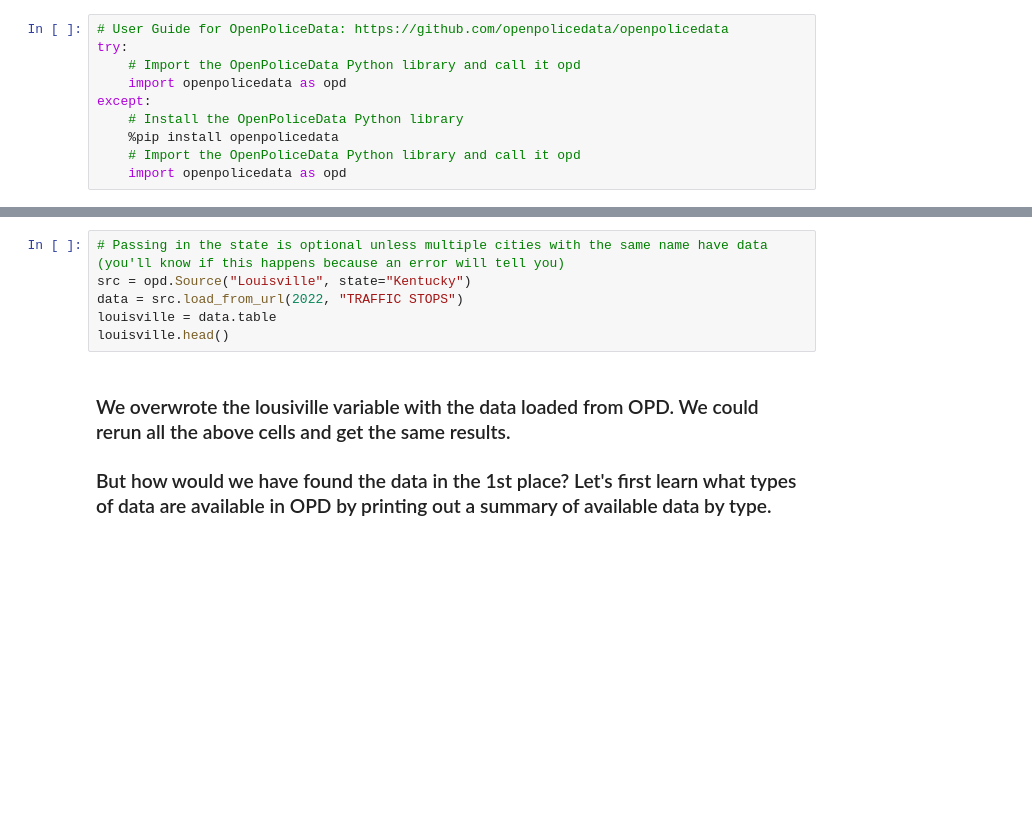
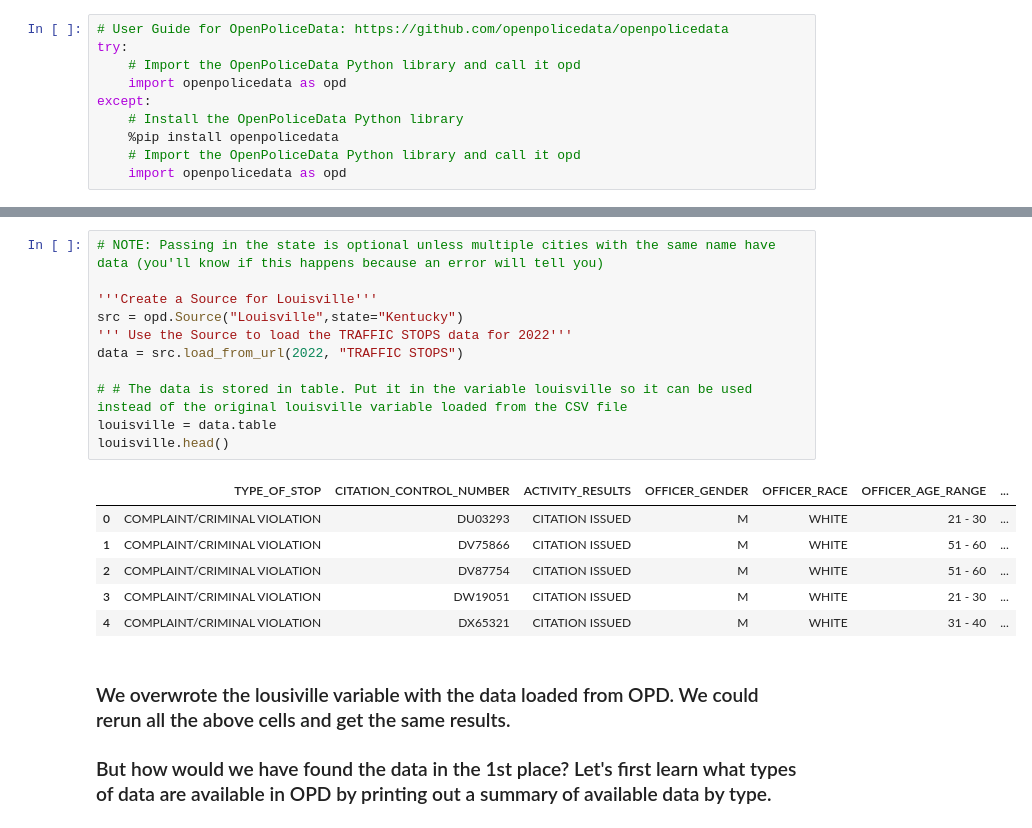
Before and after one commit to openpolicedata/opd-examples, a Jupyter notebook: presentations/IRE23/ire23_finding_the_story_police_stop_date.ipynb, the cells around one changed output, grey strips where cells are left out. Cells and saved outputs as stored; diff of their text form; blank space fills up the shorter version.

```diff
--- a/presentations/IRE23/ire23_finding_the_story_police_stop_date.ipynb
+++ b/presentations/IRE23/ire23_finding_the_story_police_stop_date.ipynb
@@ -174,9 +379,21 @@ except:
 # %%
-# Passing in the state is optional unless multiple cities with the same name have data (you'll know if this happens because an error will tell you)
-src = opd.Source("Louisville", state="Kentucky")
+# NOTE: Passing in the state is optional unless multiple cities with the same name have data (you'll know if this happens because an error will tell you)
+
+'''Create a Source for Louisville'''
+src = opd.Source("Louisville",state="Kentucky")
+''' Use the Source to load the TRAFFIC STOPS data for 2022'''
 data = src.load_from_url(2022, "TRAFFIC STOPS")
+
+# # The data is stored in table. Put it in the variable louisville so it can be used instead of the original louisville variable loaded from the CSV file
 louisville = data.table
 louisville.head()
+# %% [output]
+|  | TYPE_OF_STOP | CITATION_CONTROL_NUMBER | ACTIVITY_RESULTS | OFFICER_GENDER | OFFICER_RACE | OFFICER_AGE_RANGE | ... |
+| 0 | COMPLAINT/CRIMINAL VIOLATION | DU03293 | CITATION ISSUED | M | WHITE | 21 - 30 | ... |
+| 1 | COMPLAINT/CRIMINAL VIOLATION | DV75866 | CITATION ISSUED | M | WHITE | 51 - 60 | ... |
+| 2 | COMPLAINT/CRIMINAL VIOLATION | DV87754 | CITATION ISSUED | M | WHITE | 51 - 60 | ... |
+| 3 | COMPLAINT/CRIMINAL VIOLATION | DW19051 | CITATION ISSUED | M | WHITE | 21 - 30 | ... |
+| 4 | COMPLAINT/CRIMINAL VIOLATION | DX65321 | CITATION ISSUED | M | WHITE | 31 - 40 | ... |
 # %% [markdown]
 ### We overwrote the lousiville variable with the data loaded from OPD. We could rerun all the above cells and get the same results.
 
```
Also changed, not shown: parts of 41 cells of this notebook, 1 other file.
